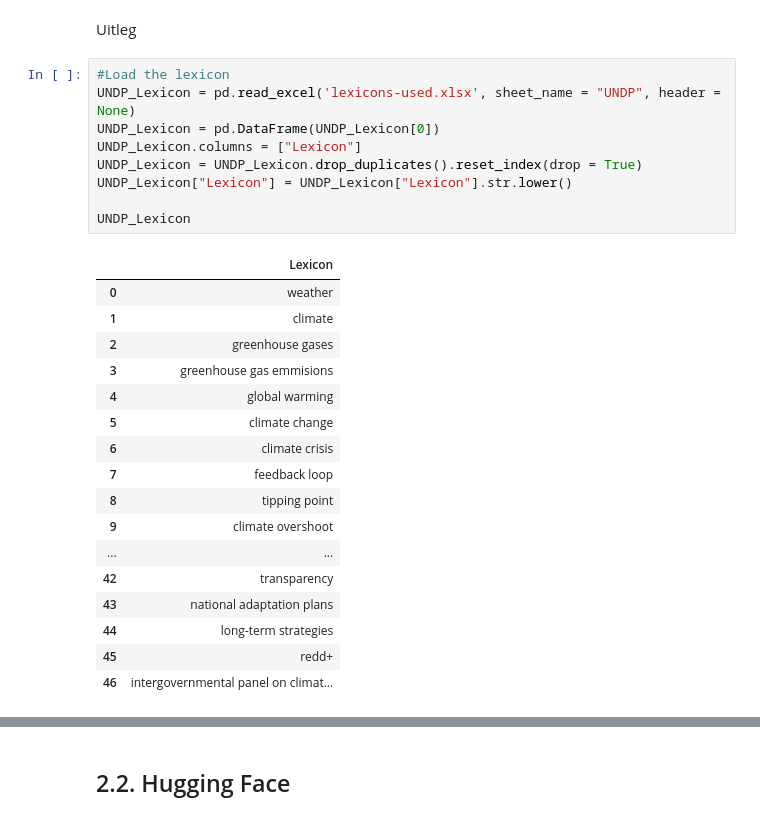
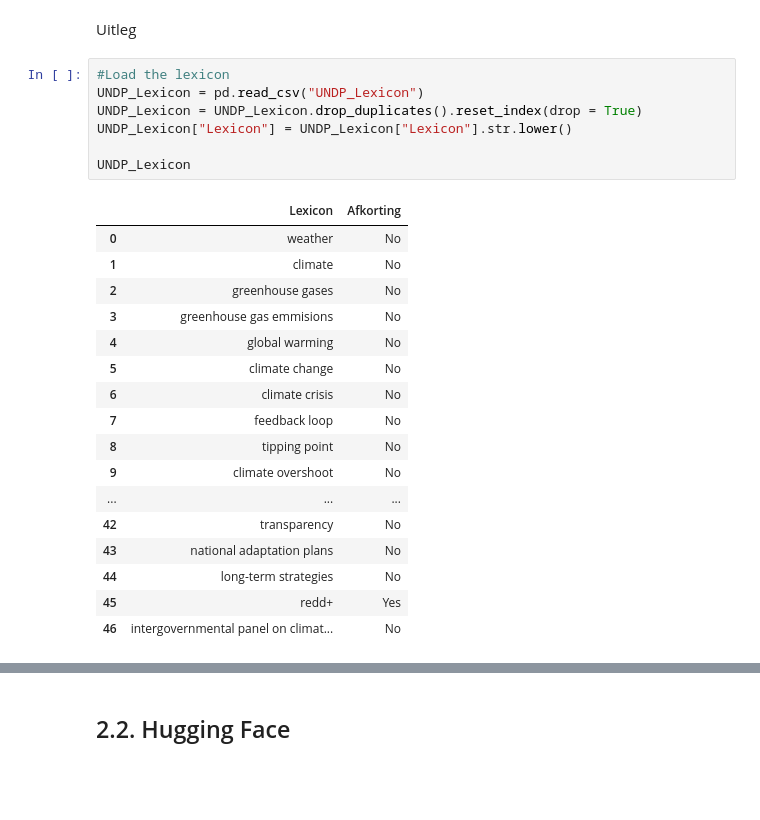
Before and after one commit to TBoedt/Constructing-A-Climate-Change-Concern-Index-Based-Upon-US-Newspaper-Articles, a Jupyter notebook: Climate_Articles_Tagging.ipynb, the cells around one changed output, grey strips where cells are left out. Saved outputs shown, nothing was run; the diff lists cells and outputs as text; blank space fills up the shorter version.

```diff
--- a/Climate_Articles_Tagging.ipynb
+++ b/Climate_Articles_Tagging.ipynb
@@ -587,28 +569,26 @@ BBC_Lexicon
 Uitleg
 # %%
 #Load the lexicon
-UNDP_Lexicon = pd.read_excel('lexicons-used.xlsx', sheet_name = "UNDP", header = None)
-UNDP_Lexicon = pd.DataFrame(UNDP_Lexicon[0])
-UNDP_Lexicon.columns = ["Lexicon"]
+UNDP_Lexicon = pd.read_csv("UNDP_Lexicon")
 UNDP_Lexicon = UNDP_Lexicon.drop_duplicates().reset_index(drop = True)
 UNDP_Lexicon["Lexicon"] = UNDP_Lexicon["Lexicon"].str.lower()
 
 UNDP_Lexicon
 # %% [output]
-|  | Lexicon |
-| 0 | weather |
-| 1 | climate |
-| 2 | greenhouse gases |
-| 3 | greenhouse gas emmisions |
-| 4 | global warming |
-| 5 | climate change |
-| 6 | climate crisis |
-| 7 | feedback loop |
-| 8 | tipping point |
-| 9 | climate overshoot |
-| ... | ... |
-| 42 | transparency |
-| 43 | national adaptation plans |
-| 44 | long-term strategies |
-| 45 | redd+ |
-| 46 | intergovernmental panel on climat... |
+|  | Lexicon | Afkorting |
+| 0 | weather | No |
+| 1 | climate | No |
+| 2 | greenhouse gases | No |
+| 3 | greenhouse gas emmisions | No |
+| 4 | global warming | No |
+| 5 | climate change | No |
+| 6 | climate crisis | No |
+| 7 | feedback loop | No |
+| 8 | tipping point | No |
+| 9 | climate overshoot | No |
+| ... | ... | ... |
+| 42 | transparency | No |
+| 43 | national adaptation plans | No |
+| 44 | long-term strategies | No |
+| 45 | redd+ | Yes |
+| 46 | intergovernmental panel on climat... | No |
```
Also changed, not shown: parts of 28 cells of this notebook, 11 other files.
